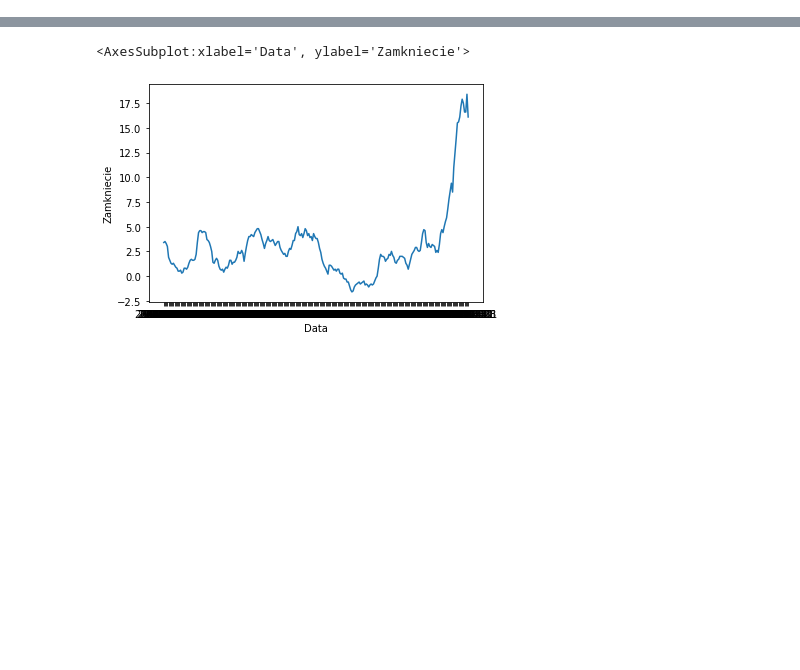
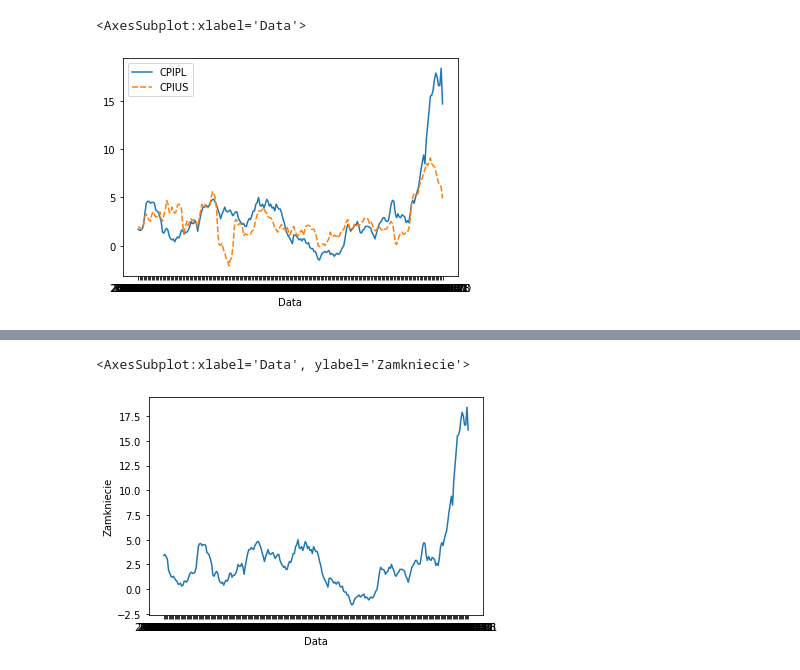
Before and after one commit to msz13/Goal-Based-Investing, a Jupyter notebook: esg/preproccessing.ipynb, the cells around one changed output, grey strips where cells are left out. Cells and saved outputs as stored; diff of their text form; code cells hidden in the pictures; blank space fills up the shorter version.

```diff
--- a/esg/preproccessing.ipynb
+++ b/esg/preproccessing.ipynb
@@ -39,0 +93,5 @@ cpius.tail(15)
+# %%
+sns.lineplot(data=cpi)
+# %% [output]
+<AxesSubplot:xlabel='Data'>
+[figure, added]
```
Also changed, not shown: parts of 8 cells of this notebook, 4 other files.
